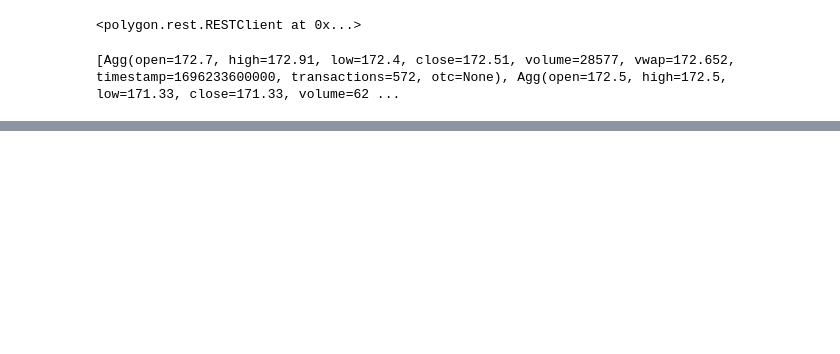
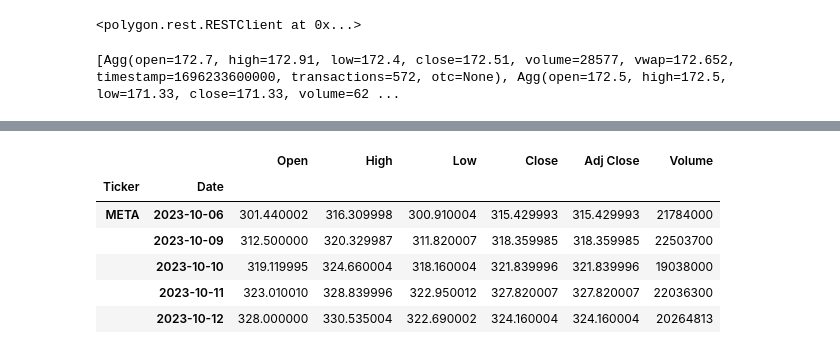
Before and after one commit to UzmaSayyeda/Stock-Success, a Jupyter notebook: create_db.ipynb, the cells around one changed output, grey strips where cells are left out. Cells and saved outputs as stored; diff of their text form; code cells hidden in the pictures; blank space fills up the shorter version.

```diff
--- a/create_db.ipynb
+++ b/create_db.ipynb
@@ -46,6 +46,6 @@ df
 import yfinance as yf
 from datetime import datetime
 # %%
-start_date = datetime.now() - pd.DateOffset(months=3)
+start_date = datetime.now() - pd.DateOffset(months=60)
 end_date = datetime.now()
 # %%
@@ -52,0 +78,11 @@ tickers = ['AAPL', 'MSFT', 'NFLX', 'GOOG']
+# %%
+df = pd.concat(df_list, keys=tickers, names=["Ticker", "Date"])
+df.tail()
+# %% [output]
+|  |  | Open | High | Low | Close | Adj Close | Volume |
+| Ticker | Date |  |  |  |  |  |  |
+| META | 2023-10-06 | 301.440002 | 316.309998 | 300.910004 | 315.429993 | 315.429993 | 21784000 |
+|  | 2023-10-09 | 312.500000 | 320.329987 | 311.820007 | 318.359985 | 318.359985 | 22503700 |
+|  | 2023-10-10 | 319.119995 | 324.660004 | 318.160004 | 321.839996 | 321.839996 | 19038000 |
+|  | 2023-10-11 | 323.010010 | 328.839996 | 322.950012 | 327.820007 | 327.820007 | 22036300 |
+|  | 2023-10-12 | 328.000000 | 330.535004 | 322.690002 | 324.160004 | 324.160004 | 20264813 |
```
Also changed, not shown: parts of 5 cells of this notebook.
